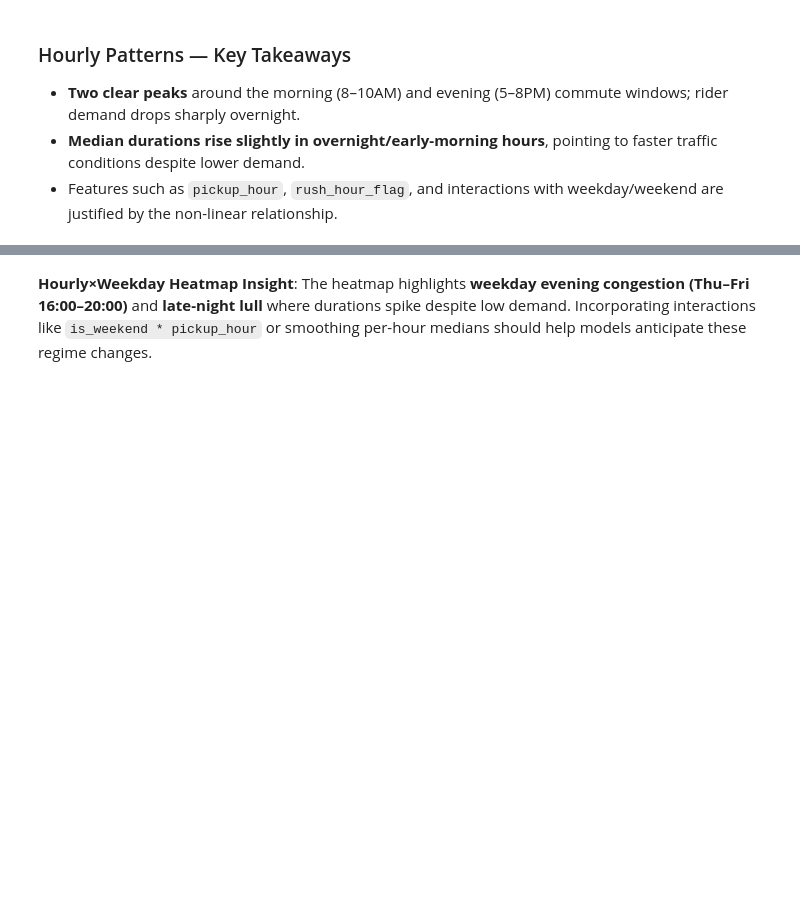
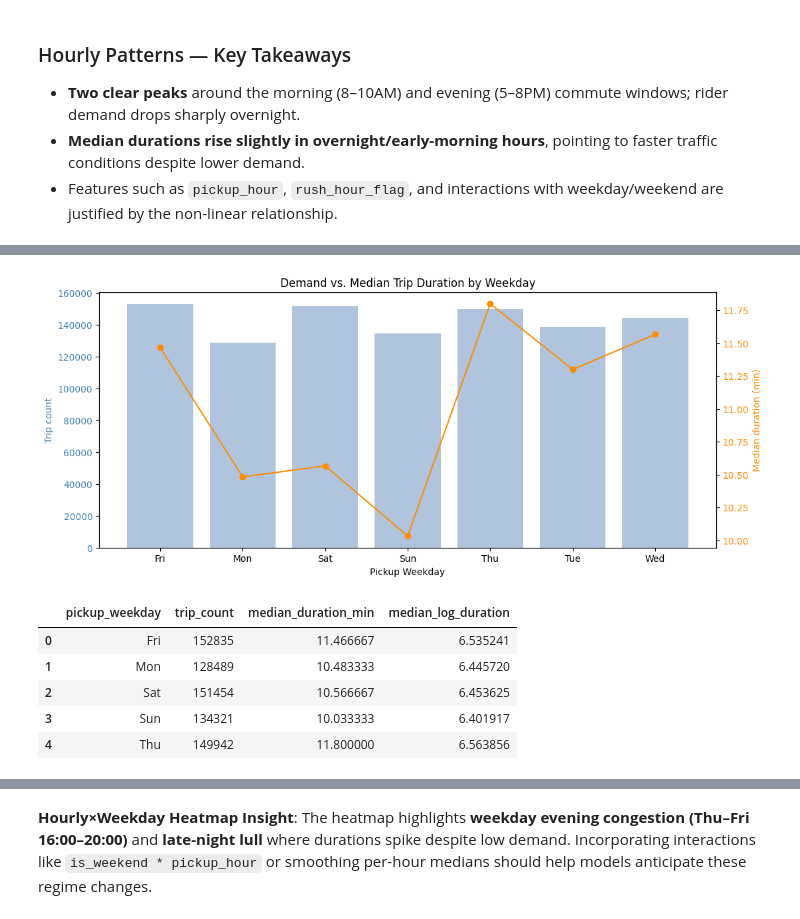
Before and after one commit to Mhammedhelal/nyc-taxi-trip-duration, a Jupyter notebook: notebooks/EDA.ipynb, the cells around one changed output, grey strips where cells are left out. Drawn from its saved outputs; the diff is of its cells as text; code cells hidden in the pictures; blank space fills up the shorter version.

```diff
--- a/notebooks/EDA.ipynb
+++ b/notebooks/EDA.ipynb
@@ -265,6 +288,6 @@ plt.show()
 # %%
 # Create reusable datetime helpers for richer aggregations
-if 'pickup_datetime' not in df.columns or not np.issubdtype(df['pickup_datetime'].dtype, np.datetime64):
+if not np.issubdtype(df['pickup_datetime'].dtype, np.datetime64):
     df['pickup_datetime'] = pd.to_datetime(df['pickup_datetime'])
 
 df['pickup_hour'] = df['pickup_datetime'].dt.hour
@@ -369,0 +358,34 @@ dow_summary
+# %%
+Weekday_summary = (
+    df.groupby('pickup_weekday')
+      .agg(
+          trip_count=('id', 'count'),
+          median_duration_min=('trip_duration_min', 'median'),
+          median_log_duration=('trip_duration_log', 'median')
+      )
+      .reset_index()
+)
+
+fig, ax1 = plt.subplots(figsize=(12, 5))
+bar = ax1.bar(Weekday_summary['pickup_weekday'], Weekday_summary['trip_count'], color='lightsteelblue')
+ax1.set_xlabel('Pickup Weekday')
+ax1.set_ylabel('Trip count', color='steelblue')
+ax1.tick_params(axis='y', labelcolor='steelblue')
+
+ax2 = ax1.twinx()
+ax2.plot(Weekday_summary['pickup_weekday'], Weekday_summary['median_duration_min'], color='darkorange', marker='o')
+ax2.set_ylabel('Median duration (min)', color='darkorange')
+ax2.tick_params(axis='y', labelcolor='darkorange')
+
+plt.title('Demand vs. Median Trip Duration by Weekday')
+plt.show()
+
+Weekday_summary.head()
+# %% [output]
+[figure, added]
+|  | pickup_weekday | trip_count | median_duration_min | median_log_duration |
+| 0 | Fri | 152835 | 11.466667 | 6.535241 |
+| 1 | Mon | 128489 | 10.483333 | 6.445720 |
+| 2 | Sat | 151454 | 10.566667 | 6.453625 |
+| 3 | Sun | 134321 | 10.033333 | 6.401917 |
+| 4 | Thu | 149942 | 11.800000 | 6.563856 |
```
Also changed, not shown: parts of 18 cells of this notebook, 8 other files.
